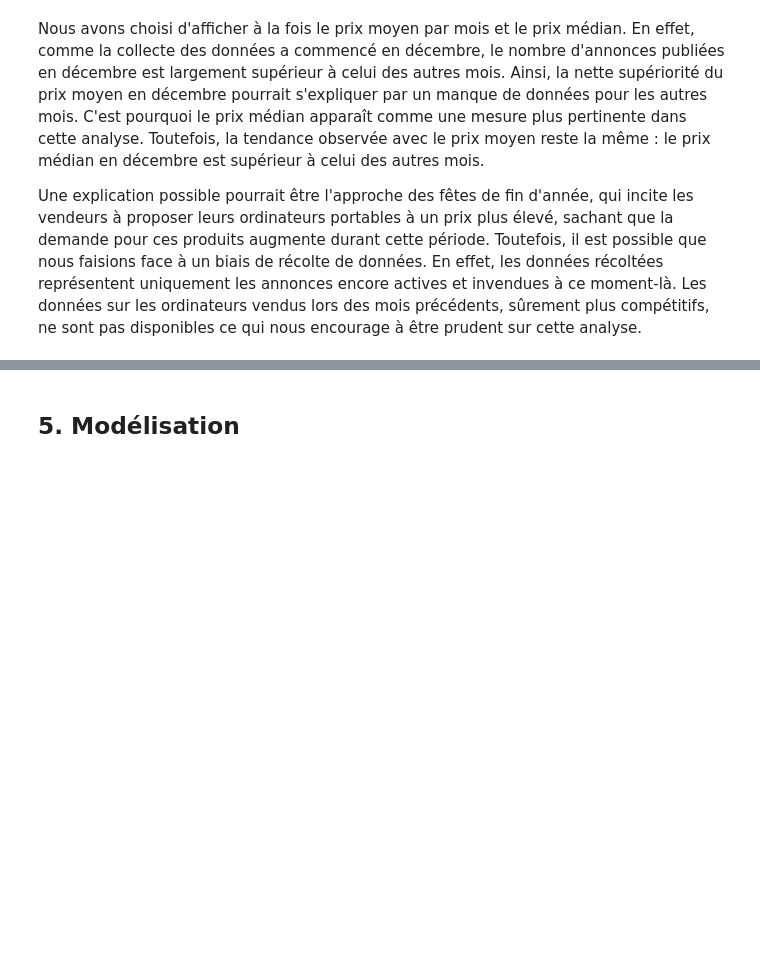
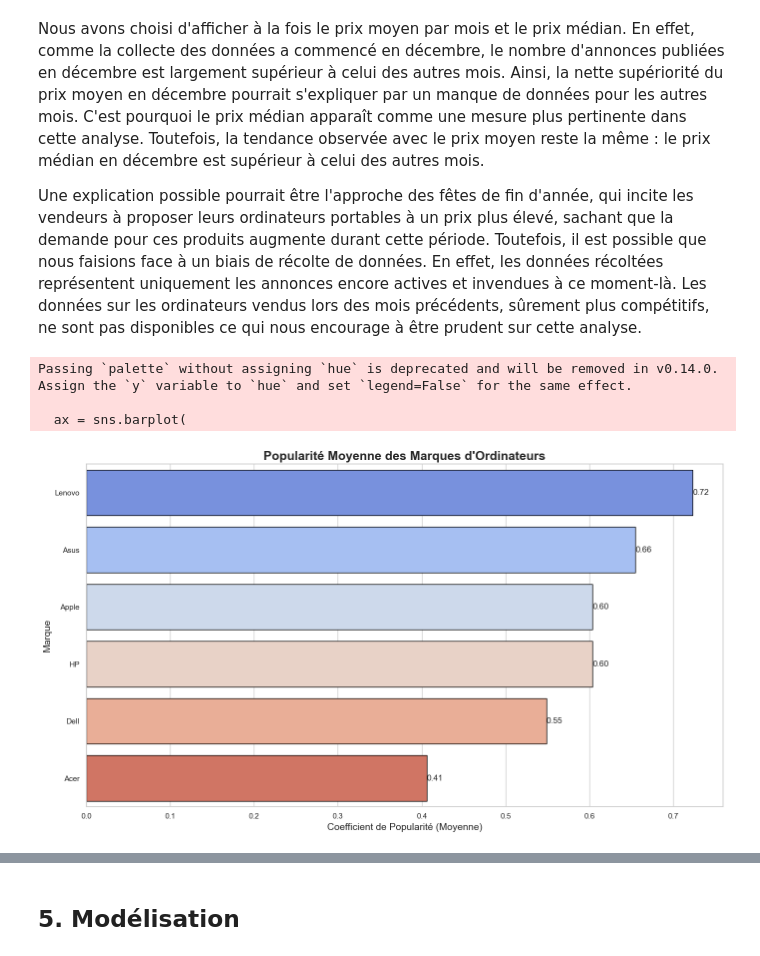
Before and after one commit to albantony/Projet_evaluation_prix_eBay, a Jupyter notebook: notebook.ipynb, the cells around one changed output, grey strips where cells are left out. Saved outputs shown, nothing was run; the diff lists cells and outputs as text; code cells hidden in the pictures; blank space fills up the shorter version.

Commit message:
ajout de représentation popularité dans notebook

```diff
--- a/notebook.ipynb
+++ b/notebook.ipynb
@@ -649,3 +648,42 @@ Nous avons choisi d'afficher à la fois le prix moyen par mois et le prix média
 
 Une explication possible pourrait être l'approche des fêtes de fin d'année, qui incite les vendeurs à proposer leurs ordinateurs portables à un prix plus élevé, sachant que la demande pour ces produits augmente durant cette période.
 Toutefois, il est possible que nous faisions face à un biais de récolte de données. En effet, les données récoltées représentent uniquement les annonces encore actives et invendues à ce moment-là. Les données sur les ordinateurs vendus lors des mois précédents, sûrement plus compétitifs, ne sont pas disponibles ce qui nous encourage à être prudent sur cette analyse.
+# %%
+# Calculer la moyenne des coefficients par marque
+coeff_mean_by_brand = df.groupby('Marque')['Coefficient'].mean().reset_index()
+
+# Trier les marques par la moyenne des coefficients pour un affichage ordonné
+coeff_mean_by_brand = coeff_mean_by_brand.sort_values(by='Coefficient', ascending=False)
+
+# Définir le style
+sns.set_theme(style="whitegrid")
+
+# Créer une figure
+plt.figure(figsize=(14, 8))
+
+# Graphique en barres
+ax = sns.barplot(
+    data=coeff_mean_by_brand,
+    x='Coefficient',
+    y='Marque',
+    palette='coolwarm',
+    edgecolor="black"
+)
+
+# Ajouter des titres et des labels
+ax.set_title('Popularité Moyenne des Marques d\'Ordinateurs', fontsize=18, weight='bold')
+ax.set_xlabel('Coefficient de Popularité (Moyenne)', fontsize=14)
+ax.set_ylabel('Marque', fontsize=14)
+
+# Ajouter les valeurs sur les barres
+for container in ax.containers:
+    ax.bar_label(container, fmt="%.2f", label_type="edge", fontsize=12)
+
+# Optimiser l'affichage
+plt.tight_layout()
+plt.show()
+# %% [output]
+Passing `palette` without assigning `hue` is deprecated and will be removed in v0.14.0. Assign the `y` variable to `hue` and set `legend=False` for the same effect.
+
+  ax = sns.barplot(
+[figure, added]
```
Also changed, not shown: parts of 14 cells of this notebook.
